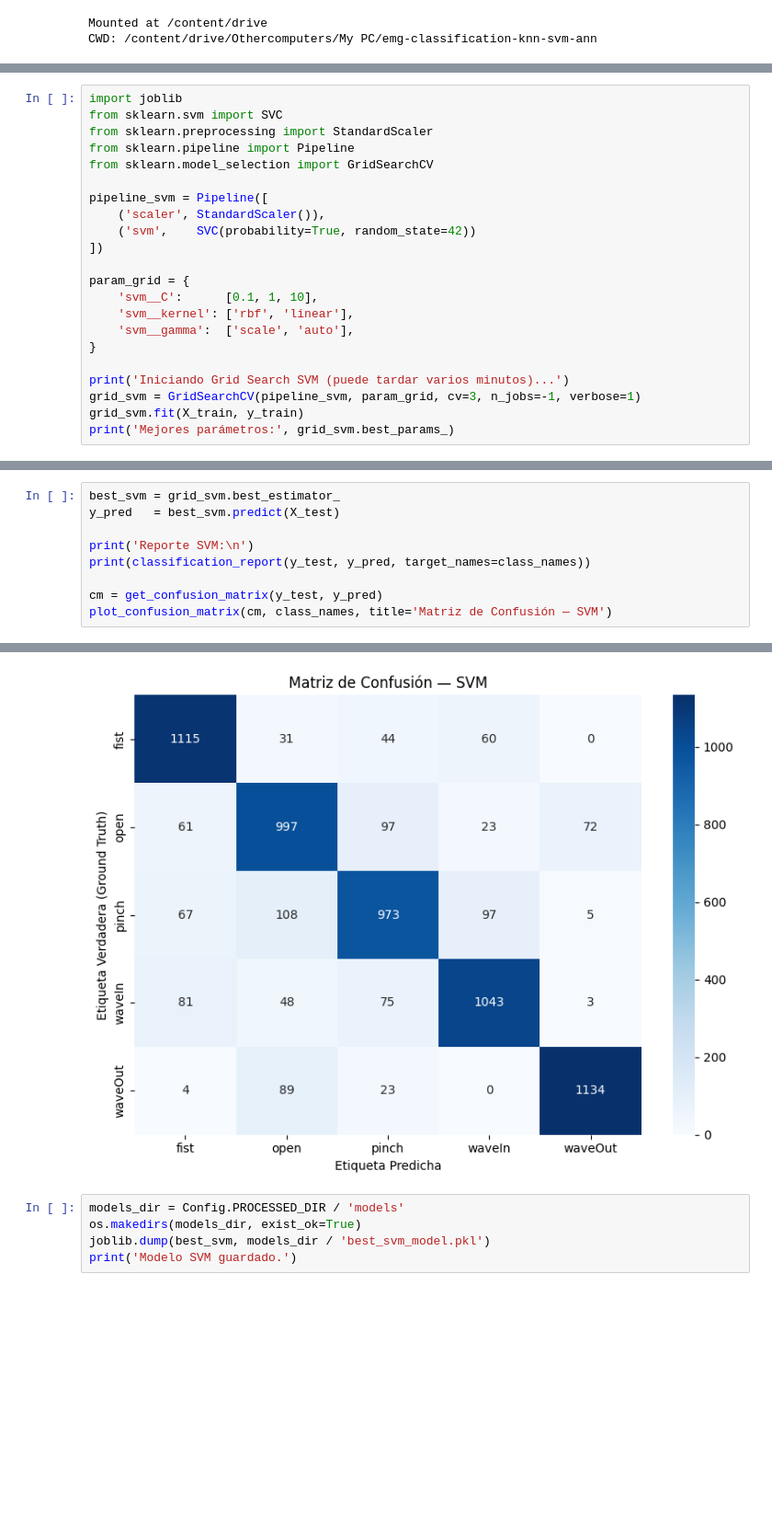
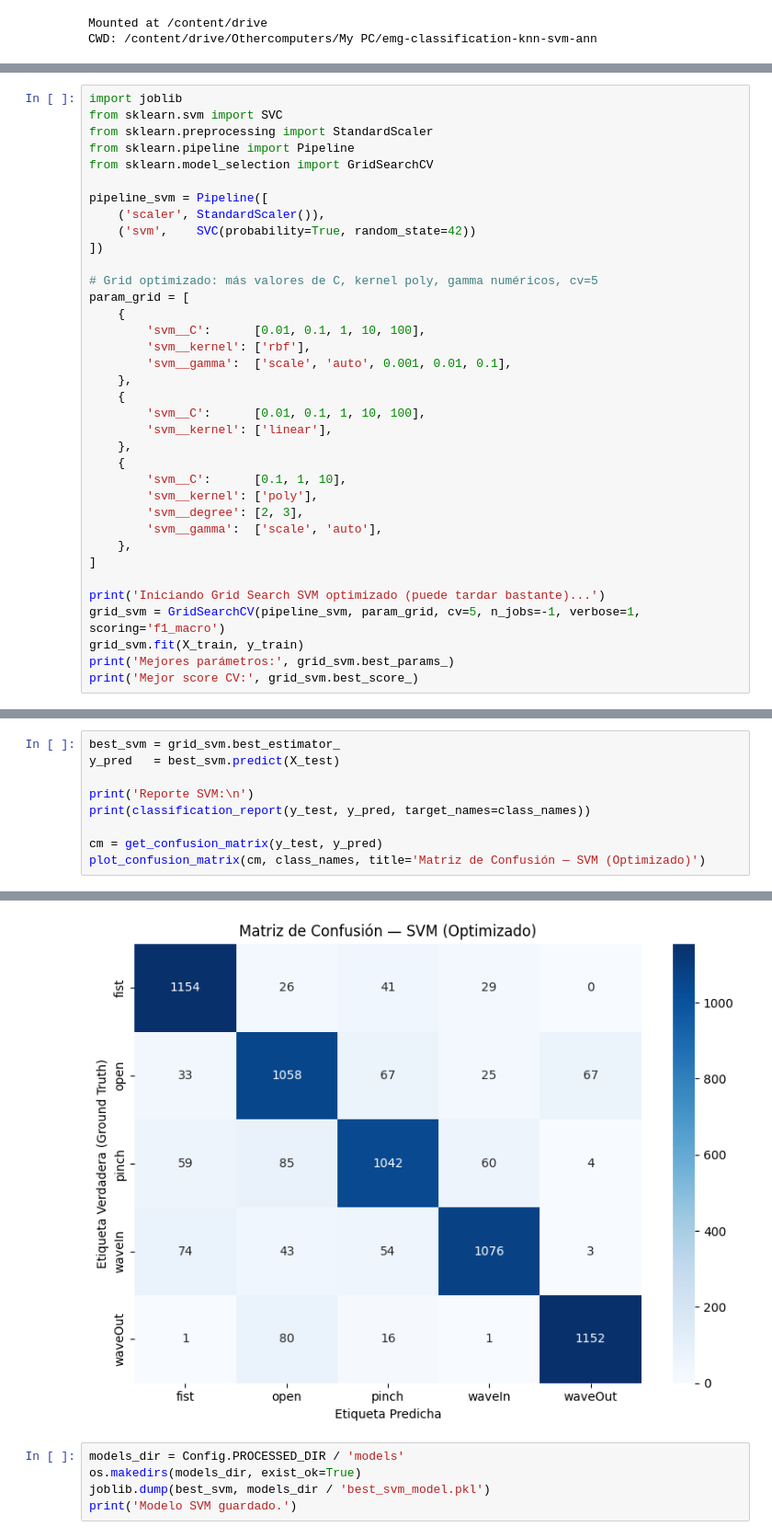
Before and after one commit to alejoal2003/emg-classification-knn-svm-ann, a Jupyter notebook: notebooks/05_modelo_svm.ipynb, the cells around one changed output, grey strips where cells are left out. Shown at 92% size. Cells and saved outputs as stored; diff of their text form; blank space fills up the shorter version.

```diff
--- a/notebooks/05_modelo_svm.ipynb
+++ b/notebooks/05_modelo_svm.ipynb
@@ -59,14 +59,28 @@ pipeline_svm = Pipeline([
     ('svm',    SVC(probability=True, random_state=42))
 ])
 
-param_grid = {
-    'svm__C':      [0.1, 1, 10],
-    'svm__kernel': ['rbf', 'linear'],
-    'svm__gamma':  ['scale', 'auto'],
-}
+# Grid optimizado: más valores de C, kernel poly, gamma numéricos, cv=5
+param_grid = [
+    {
+        'svm__C':      [0.01, 0.1, 1, 10, 100],
+        'svm__kernel': ['rbf'],
+        'svm__gamma':  ['scale', 'auto', 0.001, 0.01, 0.1],
+    },
+    {
+        'svm__C':      [0.01, 0.1, 1, 10, 100],
+        'svm__kernel': ['linear'],
+    },
+    {
+        'svm__C':      [0.1, 1, 10],
+        'svm__kernel': ['poly'],
+        'svm__degree': [2, 3],
+        'svm__gamma':  ['scale', 'auto'],
+    },
+]
 
-print('Iniciando Grid Search SVM (puede tardar varios minutos)...')
-grid_svm = GridSearchCV(pipeline_svm, param_grid, cv=3, n_jobs=-1, verbose=1)
+print('Iniciando Grid Search SVM optimizado (puede tardar bastante)...')
+grid_svm = GridSearchCV(pipeline_svm, param_grid, cv=5, n_jobs=-1, verbose=1, scoring='f1_macro')
 grid_svm.fit(X_train, y_train)
 print('Mejores parámetros:', grid_svm.best_params_)
+print('Mejor score CV:', grid_svm.best_score_)
 # %% [output]
@@ -81,7 +96,7 @@ print('Reporte SVM:\n')
 print(classification_report(y_test, y_pred, target_names=class_names))
 
 cm = get_confusion_matrix(y_test, y_pred)
-plot_confusion_matrix(cm, class_names, title='Matriz de Confusión — SVM')
+plot_confusion_matrix(cm, class_names, title='Matriz de Confusión — SVM (Optimizado)')
 # %% [output]
 Reporte SVM:
 
@@ -99,4 +114,4 @@ weighted avg       0.84      0.84      0.84      6250
-[figure, old version]
+[figure, new version]
 # %%
 models_dir = Config.PROCESSED_DIR / 'models'
 os.makedirs(models_dir, exist_ok=True)
```
Also changed, not shown: parts of 3 cells of this notebook, 50 other files.
